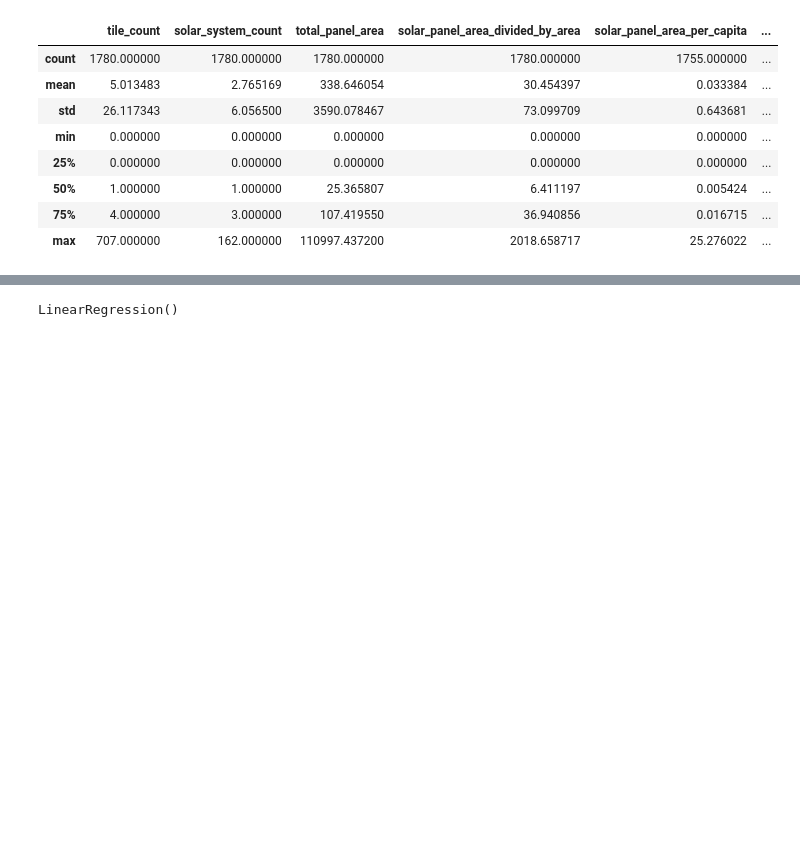
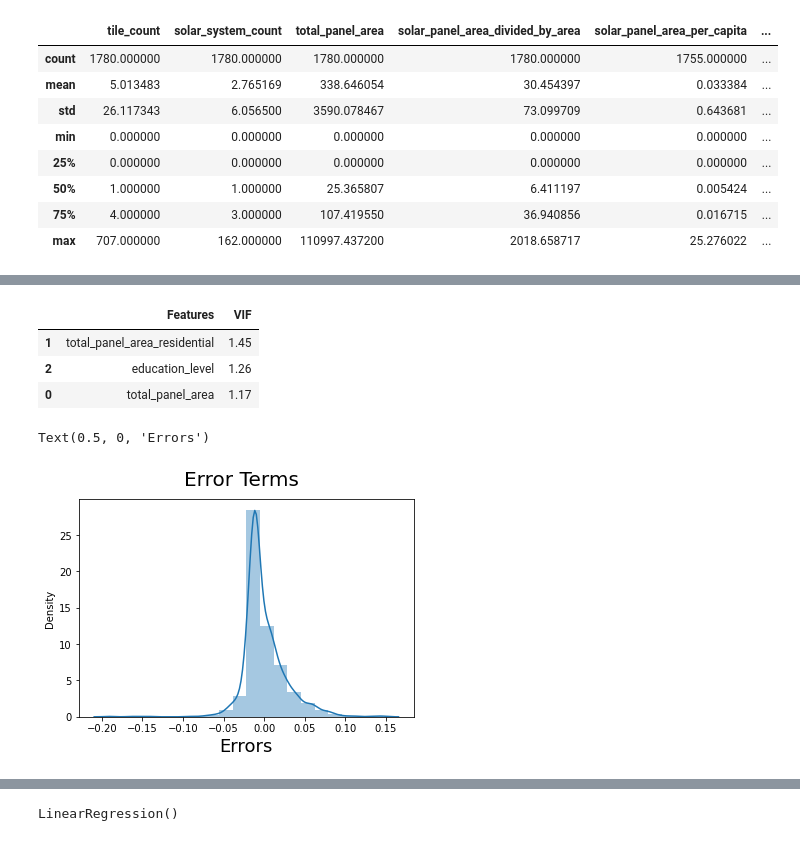
Before and after one commit to eescala2/Sunlight_Radiation_and_Solar_Panels, a Jupyter notebook: preliminary_sqlalchemy_preliminary_regression.ipynb, the cells around one changed output, grey strips where cells are left out. Cells and saved outputs as stored; diff of their text form; code cells hidden in the pictures; blank space fills up the shorter version.

Commit message:
Added training data analysis

```diff
--- a/preliminary_sqlalchemy_preliminary_regression.ipynb
+++ b/preliminary_sqlalchemy_preliminary_regression.ipynb
@@ -95,0 +608,6 @@ y=dataFrame['number_of_solar_system_per_household']
+# %%
+X=X.drop('median_income', 1)
+X_train_lm=sm.add_constant(X)
+lr_11=sm.OLS(y_train, X_train_lm.astype(float)).fit()
+
+print(lr_11.summary())
@@ -95,0 +647,6 @@ y=dataFrame['number_of_solar_system_per_household']
+# %%
+X=X.drop('population_density', 1)
+X_train_lm=sm.add_constant(X)
+lr_12=sm.OLS(y_train, X_train_lm.astype(float)).fit()
+
+print(lr_12.summary())
@@ -95,0 +671,6 @@ y=dataFrame['number_of_solar_system_per_household']
+# %%
+X=X.drop('homeownership', 1)
+X_train_lm=sm.add_constant(X)
+lr_13=sm.OLS(y_train, X_train_lm.astype(float)).fit()
+
+print(lr_13.summary())
@@ -95,0 +708,6 @@ y=dataFrame['number_of_solar_system_per_household']
+# %%
+X=X.drop('solar_panel_area_divided_by_area', 1)
+X_train_lm=sm.add_constant(X)
+lr_13=sm.OLS(y_train, X_train_lm.astype(float)).fit()
+
+print(lr_13.summary())
@@ -95,0 +732,22 @@ y=dataFrame['number_of_solar_system_per_household']
+# %%
+vif=pd.DataFrame()
+vif['Features']=X.columns
+vif['VIF']=[variance_inflation_factor((X.values).astype(float), i).astype(float) for i in range(X.shape[1])]
+vif['VIF']=round(vif['VIF'],2)
+vif=vif.sort_values(by="VIF", ascending=False)
+vif
+# %% [output]
+|  | Features | VIF |
+| 1 | total_panel_area_residential | 1.45 |
+| 2 | education_level | 1.26 |
+| 0 | total_panel_area | 1.17 |
+# %%
+import seaborn as sns
+y_train_solar_system_count_residential=lr_13.predict(X_train_lm)
+fig=plt.figure()
+sns.distplot((y_train-y_train_solar_system_count_residential),bins=20)
+fig.suptitle('Error Terms', fontsize=20)
+plt.xlabel('Errors', fontsize=18)
+# %% [output]
+Text(0.5, 0, 'Errors')
+[figure, added]
```
Also changed, not shown: parts of 43 cells of this notebook.
